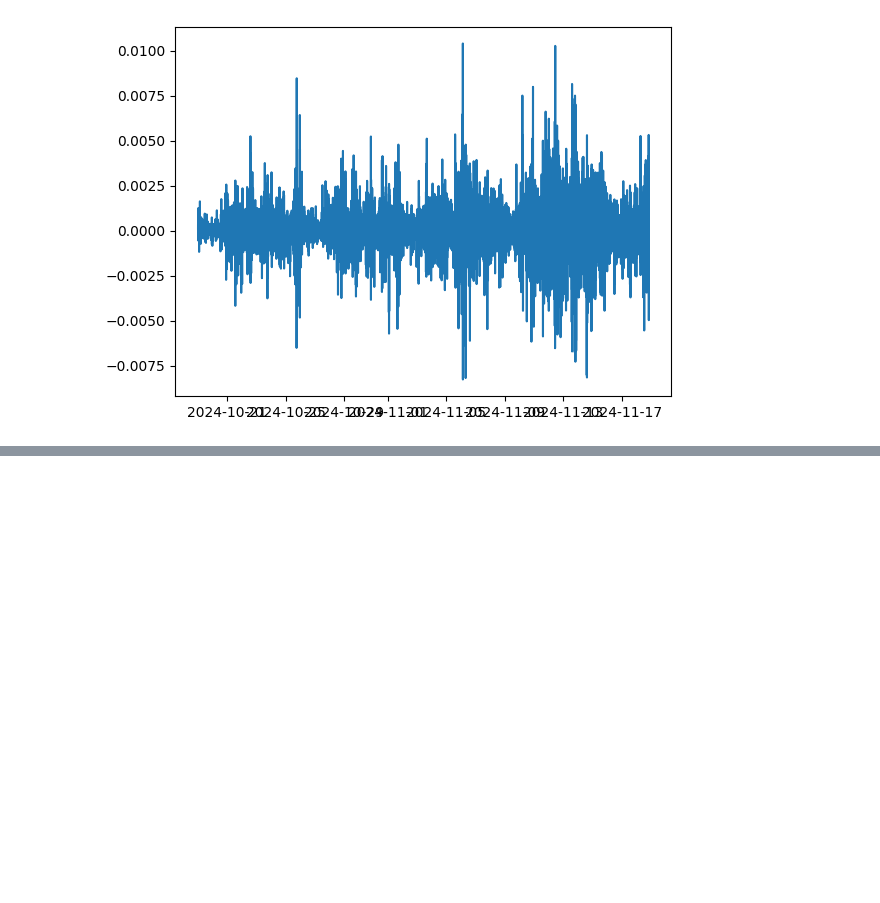
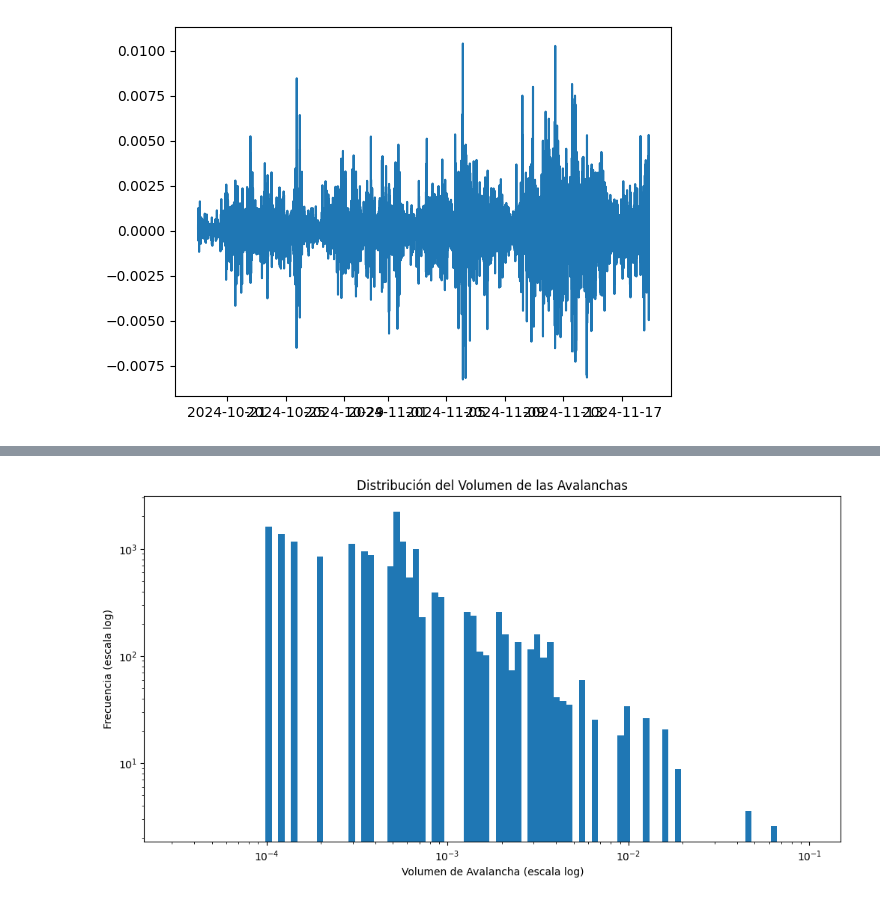
Before and after one commit to lautarogiordano/practicas-complejidad, a Jupyter notebook: p8-criticalidad/criticalidad.ipynb, the cells around one changed output, grey strips where cells are left out. Saved outputs shown, nothing was run; the diff lists cells and outputs as text; code cells hidden in the pictures; blank space fills up the shorter version.

```diff
--- a/p8-criticalidad/criticalidad.ipynb
+++ b/p8-criticalidad/criticalidad.ipynb
@@ -224,0 +258,36 @@ Text(0, 0.5, 'Frecuencia (escala logarítmica)')
+# %%
+epsilon = 0.01  # Ajusta este valor según sea necesario
+indices_avalanchas = np.where(np.abs(filtered_log_returns) > epsilon)[0]
+
+# Identificar periodos de avalanchas (donde los índices están contiguos)
+avalanchas = []
+inicio = indices_avalanchas[0]
+for i in range(1, len(indices_avalanchas)):
+    if indices_avalanchas[i] != indices_avalanchas[i - 1] + 1:
+        avalanchas.append((inicio, indices_avalanchas[i - 1]))
+        inicio = indices_avalanchas[i]
+avalanchas.append((inicio, indices_avalanchas[-1]))  # Agregar la última avalancha
+# %%
+volumenes = []
+for inicio, fin in avalanchas:
+    volumen = np.sum(filtered_log_returns[inicio:fin]**2)
+    volumenes.append(volumen)
+
+duraciones = [fin - inicio + 1 for inicio, fin in avalanchas]
+tiempos_espera = [
+    avalanchas[i + 1][0] - avalanchas[i][1] for i in range(len(avalanchas) - 1)
+]
+# %%
+bins = np.logspace(-4.5, -1, 100)
+plt.figure(figsize=(12, 6))
+plt.hist(volumenes, bins=bins, density=True)
+plt.xlabel("Volumen de Avalancha (escala log)")
+plt.ylabel("Frecuencia (escala log)")
+
+plt.xscale("log")
+plt.yscale("log")
+
+plt.title("Distribución del Volumen de las Avalanchas")
+plt.show()
+# %% [output]
+[figure, added]
```
Also changed, not shown: parts of 5 cells of this notebook.
